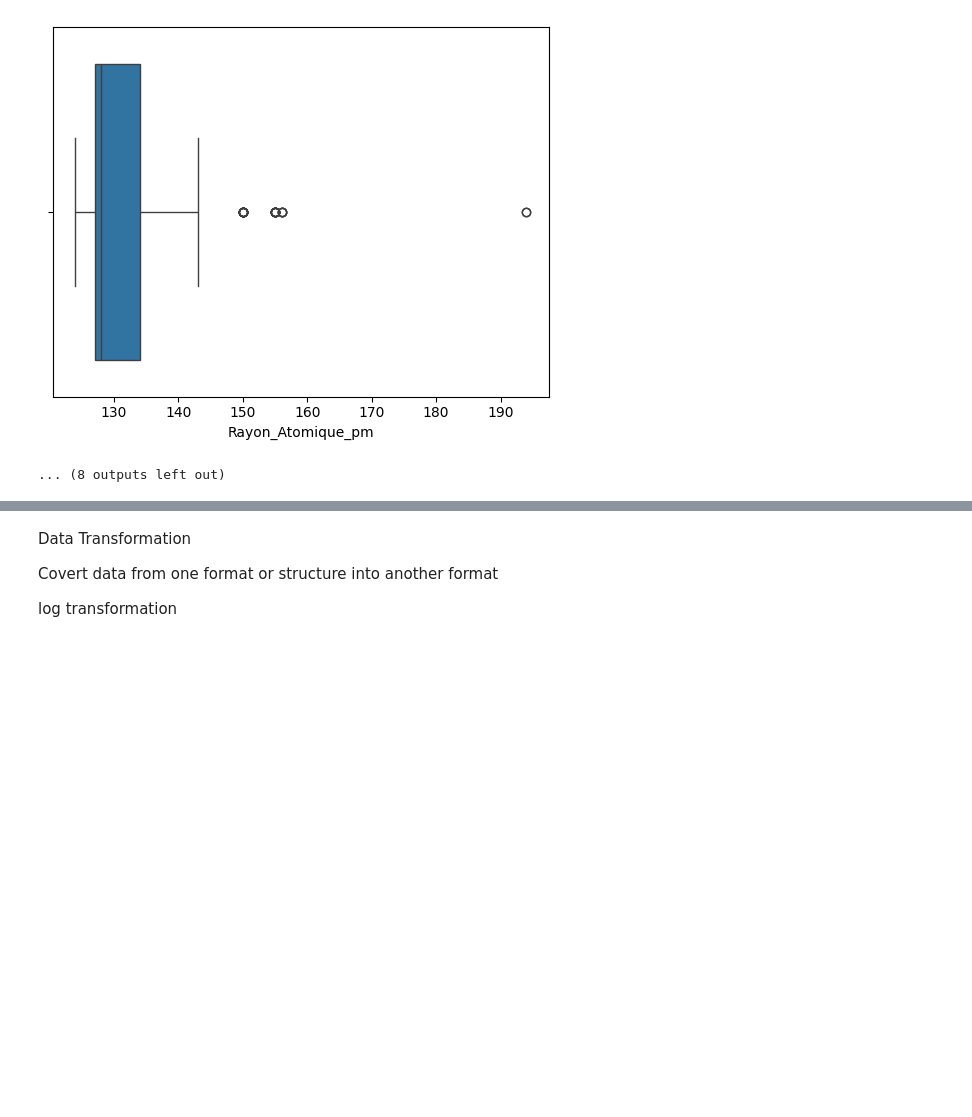
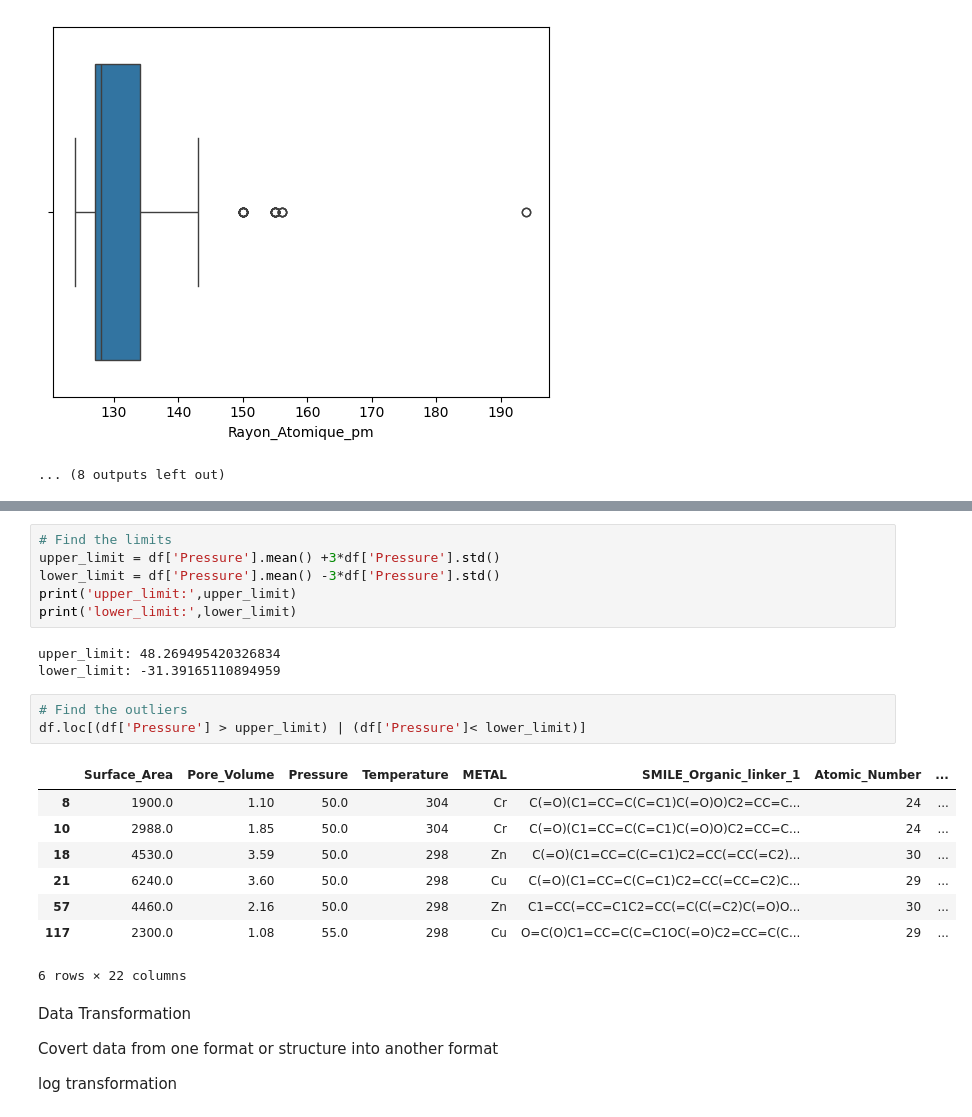
Before and after one commit to huliyao1115/Hello-world, a Jupyter notebook: Wrong SMILES Delete.ipynb, the cells around one changed output, grey strips where cells are left out. Drawn from its saved outputs; the diff is of its cells as text; blank space fills up the shorter version.

```diff
--- a/Wrong SMILES Delete.ipynb
+++ b/Wrong SMILES Delete.ipynb
@@ -135,3 +169,24 @@ for i in df.select_dtypes(include="number").columns:
+# %%
+# Find the limits
+upper_limit = df['Pressure'].mean() +3*df['Pressure'].std()
+lower_limit = df['Pressure'].mean() -3*df['Pressure'].std()
+print('upper_limit:',upper_limit)
+print('lower_limit:',lower_limit)
+# %% [output]
+upper_limit: 48.269495420326834
+lower_limit: -31.39165110894959
+# %%
+# Find the outliers
+df.loc[(df['Pressure'] > upper_limit) | (df['Pressure']< lower_limit)]
+# %% [output]
+|  | Surface_Area | Pore_Volume | Pressure | Temperature | METAL | SMILE_Organic_linker_1 | Atomic_Number | ... |
+| 8 | 1900.0 | 1.10 | 50.0 | 304 | Cr | C(=O)(C1=CC=C(C=C1)C(=O)O)C2=CC=C... | 24 | ... |
+| 10 | 2988.0 | 1.85 | 50.0 | 304 | Cr | C(=O)(C1=CC=C(C=C1)C(=O)O)C2=CC=C... | 24 | ... |
+| 18 | 4530.0 | 3.59 | 50.0 | 298 | Zn | C(=O)(C1=CC=C(C=C1)C2=CC(=CC(=C2)... | 30 | ... |
+| 21 | 6240.0 | 3.60 | 50.0 | 298 | Cu | C(=O)(C1=CC=C(C=C1)C2=CC(=CC=C2)C... | 29 | ... |
+| 57 | 4460.0 | 2.16 | 50.0 | 298 | Zn | C1=CC(=CC=C1C2=CC(=C(C(=C2)C(=O)O... | 30 | ... |
+| 117 | 2300.0 | 1.08 | 55.0 | 298 | Cu | O=C(O)C1=CC=C(C=C1OC(=O)C2=CC=C(C... | 29 | ... |
+6 rows × 22 columns
 # %% [markdown]
 Data Transformation
 
```
Also changed, not shown: parts of 13 cells of this notebook.
